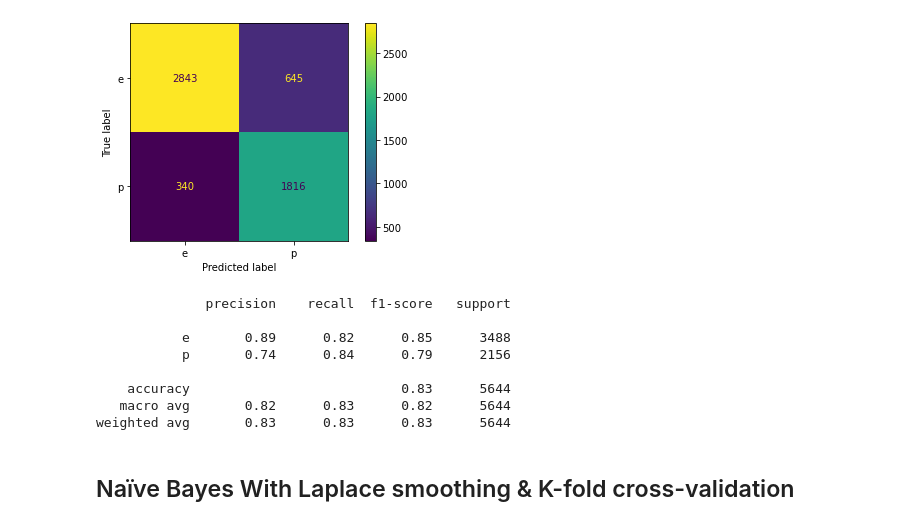
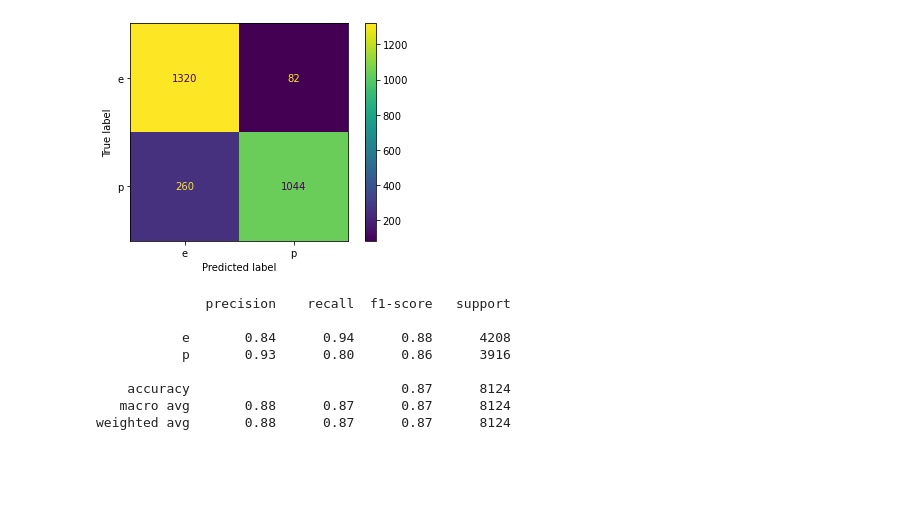
Before and after one commit to banne2266/MachineLearning-NCTU-2021, a Jupyter notebook: HW1/mushroom.ipynb, the cells around one changed output. Drawn from its saved outputs; the diff is of its cells as text; code cells hidden in the pictures; blank space fills up the shorter version.

```diff
--- a/HW1/mushroom.ipynb
+++ b/HW1/mushroom.ipynb
@@ -18,7 +20,7 @@ data_freq = []
 data_freq_e = []
 data_freq_p = []
 
-for idx in range(22):
+for idx in range(21):
     data_freq.append(defaultdict(int))
     data_freq_e.append(defaultdict(int))
     data_freq_p.append(defaultdict(int))
@@ -26,23 +28,28 @@ for idx in range(22):
 with open('agaricus-lepiota.data', newline='') as csvfile:
     rows = csv.reader(csvfile)
     for row in rows:
-        if '?' in row:
-            continue
         y.append(row[0])
-        x.append(row[1:])
+        x.append(row[1:11])
+        x[-1].extend(row[12:23])
 
-        if y[-1] == 'e':
-            for idx in range(22):
-                data_freq_e[idx][x[-1][idx]] += 1
-        if y[-1] == 'p':
-            for idx in range(22):
-                data_freq_p[idx][x[-1][idx]] += 1
-        for idx in range(22):
-            data_freq[idx][x[-1][idx]] += 1
-            x[-1][idx] = ord(x[-1][idx]) - ord('a')
+        for idx in range(21):
+            data_freq[idx][x[-1][idx]] = 0
+            data_freq_e[idx][x[-1][idx]] = 0
+            data_freq_p[idx][x[-1][idx]] = 0
+
+    for i in range(len(x)):
+        if y[i] == 'e':
+            for idx in range(21):
+                data_freq_e[idx][x[i][idx]] += 1
+        if y[i] == 'p':
+            for idx in range(21):
+                data_freq_p[idx][x[i][idx]] += 1
+        for idx in range(21):
+            data_freq[idx][x[i][idx]] += 1
+            x[i][idx] = ord(x[i][idx]) - ord('a')
 
 x = np.array(x)
 y = np.array(y)
 
 X_sparse = coo_matrix(x)
-x, X_sparse, y = shuffle(x, X_sparse, y, random_state=0)
+x, X_sparse, y = shuffle(x, X_sparse, y, random_state=9989)
@@ -114,5 +134,5 @@ weighted avg       0.83      0.83      0.83      1694
 # %%
-with_laplace = MultinomialNB(alpha=100000)
+with_laplace = MultinomialNB(alpha=1000000)
 
 X_train, X_test, y_train, y_test = train_test_split(x, y, test_size=0.3, random_state=777)
 with_laplace.fit(X_train, y_train)
@@ -138,40 +164,38 @@ weighted avg       0.77      0.69      0.61      1694
 # %%
 kf = KFold(n_splits=3)
 kf.get_n_splits(x)
 without_laplace = MultinomialNB(alpha=0.0)
 
 true_class = []
 pred_class = []
 CM_list = np.zeros((2,2)).astype(int)
 
 
 for train_index, test_index in kf.split(x):
     X_train, X_test = x[train_index], x[test_index]
     y_train, y_test = y[train_index], y[test_index]
 
     without_laplace.fit(X_train, y_train)
     y_pred = without_laplace.predict(X_test)
 
     true_class.extend(y_test)
     pred_class.extend(y_pred)
 
     CM = confusion_matrix(y_test, y_pred)
     CM_list += CM
 
-
+CM_list = CM_list // 3
 report = classification_report(true_class, pred_class)
 ConfusionMatrixDisplay(confusion_matrix=CM_list, display_labels=without_laplace.classes_).plot()
 plt.show()
 print(report)
 # %% [output]
-[figure, old version]
+[figure, new version]
               precision    recall  f1-score   support
 
-           e       0.89      0.82      0.85      3488
-           p       0.74      0.84      0.79      2156
+           e       0.84      0.94      0.88      4208
+           p       0.93      0.80      0.86      3916
 
-    accuracy                           0.83      5644
-   macro avg       0.82      0.83      0.82      5644
-weighted avg       0.83      0.83      0.83      5644
+    accuracy                           0.87      8124
+   macro avg       0.88      0.87      0.87      8124
+weighted avg       0.88      0.87      0.87      8124
-# %% [markdown]
-## Naïve Bayes With Laplace smoothing & K-fold cross-validation
```
Also changed, not shown: parts of 18 cells of this notebook, 4 other files.
